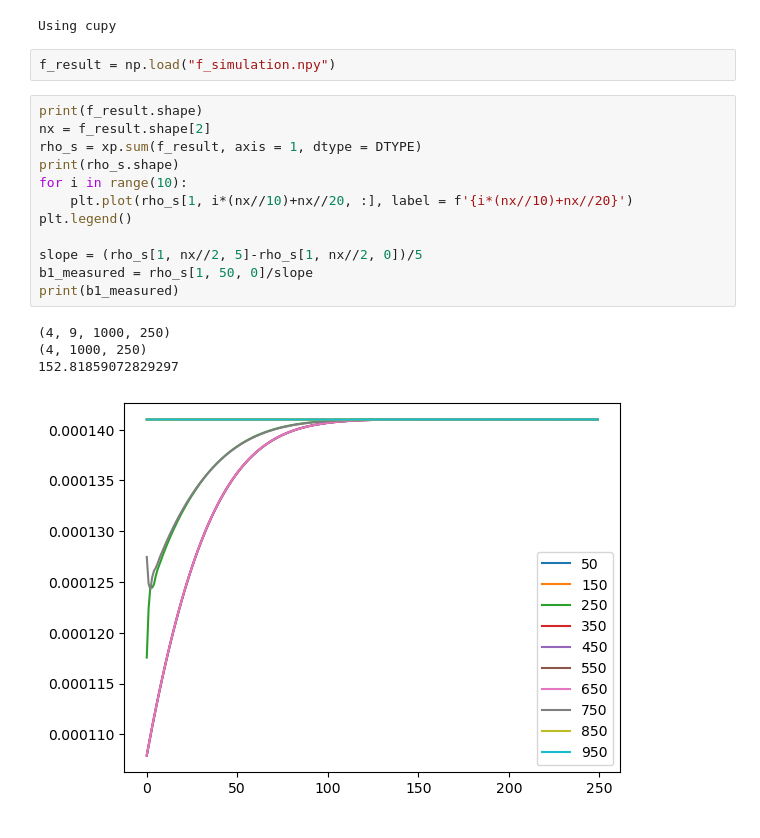
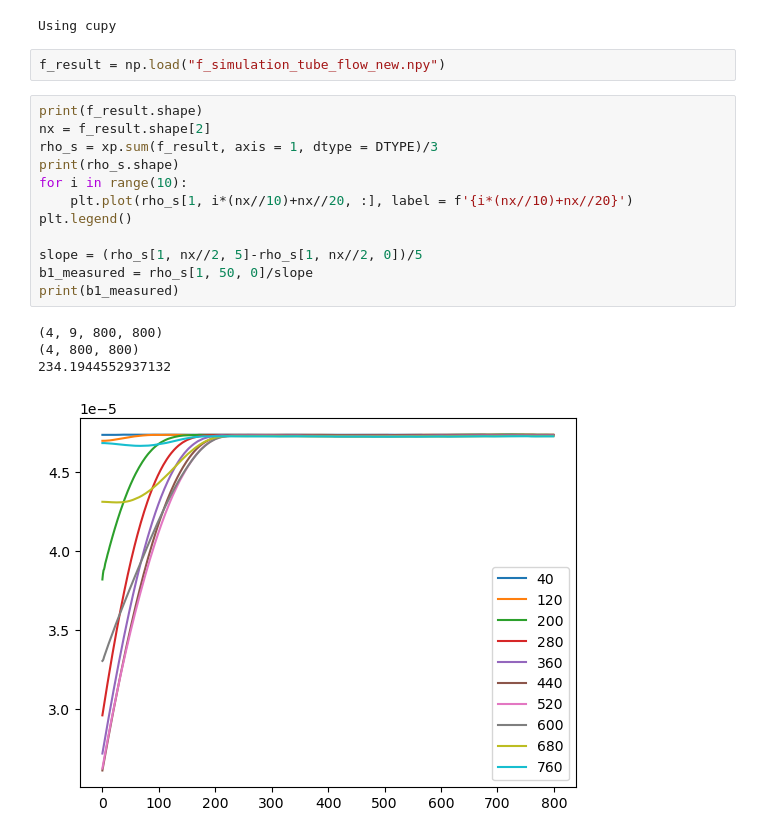
Before and after one commit to yuchenyan0107/LBM_Diffusion, a Jupyter notebook: 2D_LBM_MS/thick_concentration_analysis.ipynb, the cells around one changed output. Cells and saved outputs as stored; diff of their text form.

```diff
--- a/2D_LBM_MS/thick_concentration_analysis.ipynb
+++ b/2D_LBM_MS/thick_concentration_analysis.ipynb
@@ -10,24 +10,24 @@ from scipy.optimize import curve_fit
 # %% [output]
 Using cupy
 # %%
-f_result = np.load("f_simulation.npy")
+f_result = np.load("f_simulation_tube_flow_new.npy")
 # %%
 print(f_result.shape)
 nx = f_result.shape[2]
-rho_s = xp.sum(f_result, axis = 1, dtype = DTYPE)
+rho_s = xp.sum(f_result, axis = 1, dtype = DTYPE)/3
 print(rho_s.shape)
 for i in range(10):
     plt.plot(rho_s[1, i*(nx//10)+nx//20, :], label = f'{i*(nx//10)+nx//20}')
 plt.legend()
 
 slope = (rho_s[1, nx//2, 5]-rho_s[1, nx//2, 0])/5
 b1_measured = rho_s[1, 50, 0]/slope
 print(b1_measured)
 # %% [output]
-(4, 9, 1000, 250)
-(4, 1000, 250)
-152.81859072829297
+(4, 9, 800, 800)
+(4, 800, 800)
+234.1944552937132
-[figure, old version]
+[figure, new version]
 # %%
 plt.imshow(rho_s[1, :, :].T, origin = 'lower')
 plt.colorbar()
```
Also changed, not shown: parts of 7 cells of this notebook, 3 other files.
